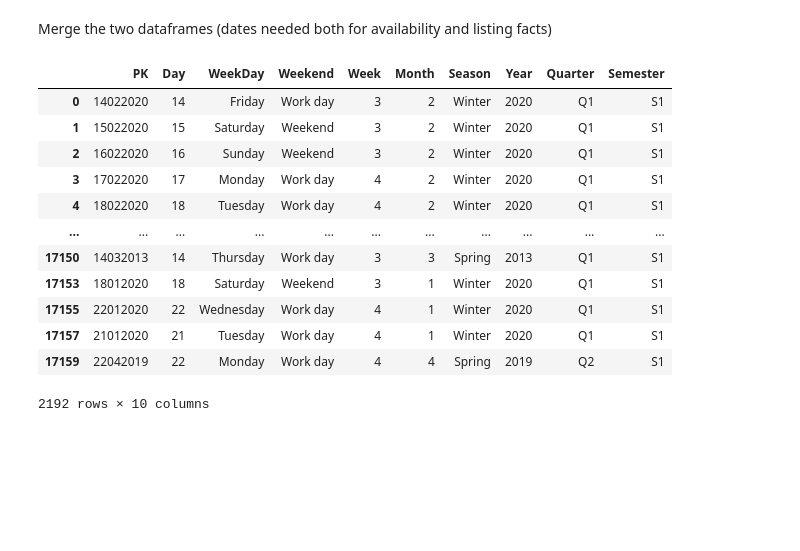
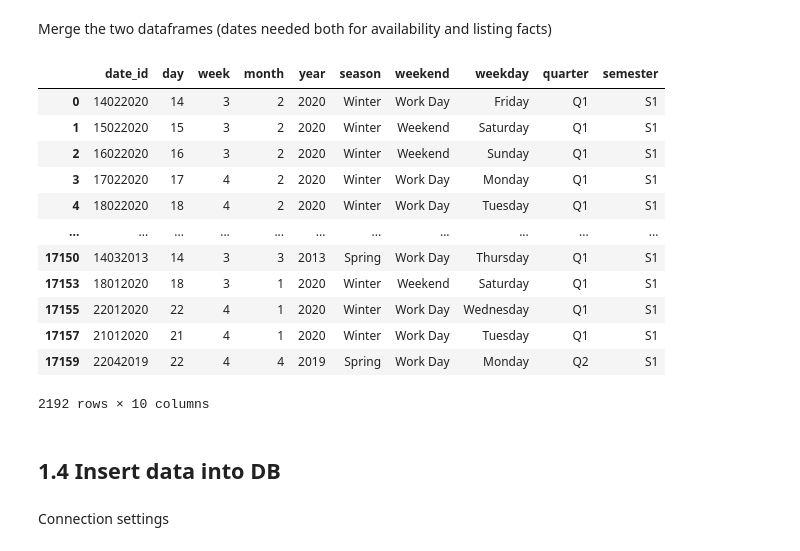
Before and after one commit to beatriz-lima/TPD-Airbnb-Data, a Jupyter notebook: Notebooks/ETL_Date.ipynb, the cells around one changed output. Saved outputs shown, nothing was run; the diff lists cells and outputs as text; code cells hidden in the pictures; blank space fills up the shorter version.

Commit message:
code to insert data into dimensions

```diff
--- a/Notebooks/ETL_Date.ipynb
+++ b/Notebooks/ETL_Date.ipynb
@@ -133,7 +135,7 @@ def date_season(month):
 def date_weekend(week_day):
     """Detects if date is work day or weekend"""
     if (week_day == 5) or (week_day == 6): return 'Weekend'
-    else: return 'Work day'
+    else: return 'Work Day'
 
 def week_day(d):
     """Detects weekday"""
@@ -183,8 +185,8 @@ semesters = [getSemester(d) for d in df_listings['DataRegisto']]
 # %% [markdown]
 After processing each date in the dataframe and building a list of values for each attribute, we merge them together in a DataFrame.
 # %%
-columns = ['PK','Day','WeekDay', 'Weekend','Week','Month','Season','Year','Quarter','Semester']
-df_date_dimension = pd.DataFrame(np.stack((pks,days,week_days,week_ends,weeks,months,seasons,years,quarters,semesters),axis=-1), columns = columns)
+columns = ['date_id','day','week', 'month','year','season','weekend','weekday','quarter','semester']
+df_date_dimension = pd.DataFrame(np.stack((pks,days,weeks, months,years, seasons,week_ends,week_days,quarters,semesters),axis=-1), columns = columns)
 df_date_dimension.shape
 # %% [output]
 (17168, 10)
@@ -200,7 +202,7 @@ df_date_dimension.head()
 # %% [markdown]
 Removal of duplicates
 # %%
-df_date_dimension = df_date_dimension.drop_duplicates(subset=['PK'])
+df_date_dimension = df_date_dimension.drop_duplicates(subset=['date_id'])
 df_date_dimension.shape
 # %% [output]
 (1826, 10)
@@ -229,19 +231,23 @@ years2 = [d.year for d in df_calendar['date']]
 # %% [markdown]
 Merge the two dataframes (dates needed both for availability and listing facts)
 # %%
-df_date_dimension = pd.concat([pd.DataFrame(np.stack((pks2,days2,week_days2,week_ends2,weeks2,months2,seasons2,years2,quarters2,semesters2),axis=-1), columns = columns),df_date_dimension])
-df_date_dimension
+df_date_dimension_insert = pd.concat([pd.DataFrame(np.stack((pks2,days2,weeks2,months2,years2,seasons2,week_ends2,week_days2,quarters2,semesters2),axis=-1), columns = columns),df_date_dimension])
+df_date_dimension_insert
 # %% [output]
-|  | PK | Day | WeekDay | Weekend | Week | Month | Season | Year | Quarter | Semester |
-| 0 | 14022020 | 14 | Friday | Work day | 3 | 2 | Winter | 2020 | Q1 | S1 |
-| 1 | 15022020 | 15 | Saturday | Weekend | 3 | 2 | Winter | 2020 | Q1 | S1 |
-| 2 | 16022020 | 16 | Sunday | Weekend | 3 | 2 | Winter | 2020 | Q1 | S1 |
-| 3 | 17022020 | 17 | Monday | Work day | 4 | 2 | Winter | 2020 | Q1 | S1 |
-| 4 | 18022020 | 18 | Tuesday | Work day | 4 | 2 | Winter | 2020 | Q1 | S1 |
+|  | date_id | day | week | month | year | season | weekend | weekday | quarter | semester |
+| 0 | 14022020 | 14 | 3 | 2 | 2020 | Winter | Work Day | Friday | Q1 | S1 |
+| 1 | 15022020 | 15 | 3 | 2 | 2020 | Winter | Weekend | Saturday | Q1 | S1 |
+| 2 | 16022020 | 16 | 3 | 2 | 2020 | Winter | Weekend | Sunday | Q1 | S1 |
+| 3 | 17022020 | 17 | 4 | 2 | 2020 | Winter | Work Day | Monday | Q1 | S1 |
+| 4 | 18022020 | 18 | 4 | 2 | 2020 | Winter | Work Day | Tuesday | Q1 | S1 |
 | ... | ... | ... | ... | ... | ... | ... | ... | ... | ... | ... |
-| 17150 | 14032013 | 14 | Thursday | Work day | 3 | 3 | Spring | 2013 | Q1 | S1 |
-| 17153 | 18012020 | 18 | Saturday | Weekend | 3 | 1 | Winter | 2020 | Q1 | S1 |
-| 17155 | 22012020 | 22 | Wednesday | Work day | 4 | 1 | Winter | 2020 | Q1 | S1 |
-| 17157 | 21012020 | 21 | Tuesday | Work day | 4 | 1 | Winter | 2020 | Q1 | S1 |
-| 17159 | 22042019 | 22 | Monday | Work day | 4 | 4 | Spring | 2019 | Q2 | S1 |
+| 17150 | 14032013 | 14 | 3 | 3 | 2013 | Spring | Work Day | Thursday | Q1 | S1 |
+| 17153 | 18012020 | 18 | 3 | 1 | 2020 | Winter | Weekend | Saturday | Q1 | S1 |
+| 17155 | 22012020 | 22 | 4 | 1 | 2020 | Winter | Work Day | Wednesday | Q1 | S1 |
+| 17157 | 21012020 | 21 | 4 | 1 | 2020 | Winter | Work Day | Tuesday | Q1 | S1 |
+| 17159 | 22042019 | 22 | 4 | 4 | 2019 | Spring | Work Day | Monday | Q2 | S1 |
 2192 rows × 10 columns
+# %% [markdown]
+## 1.4 Insert data into DB
+# %% [markdown]
+Connection settings
```
Also changed, not shown: parts of 11 cells of this notebook, 1 other file.
